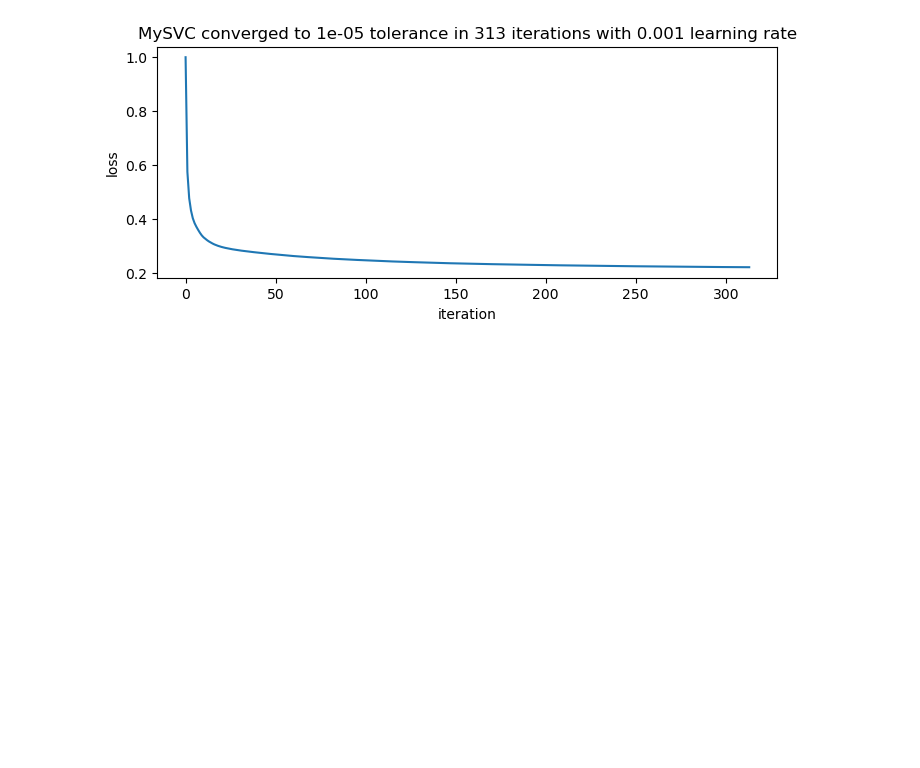
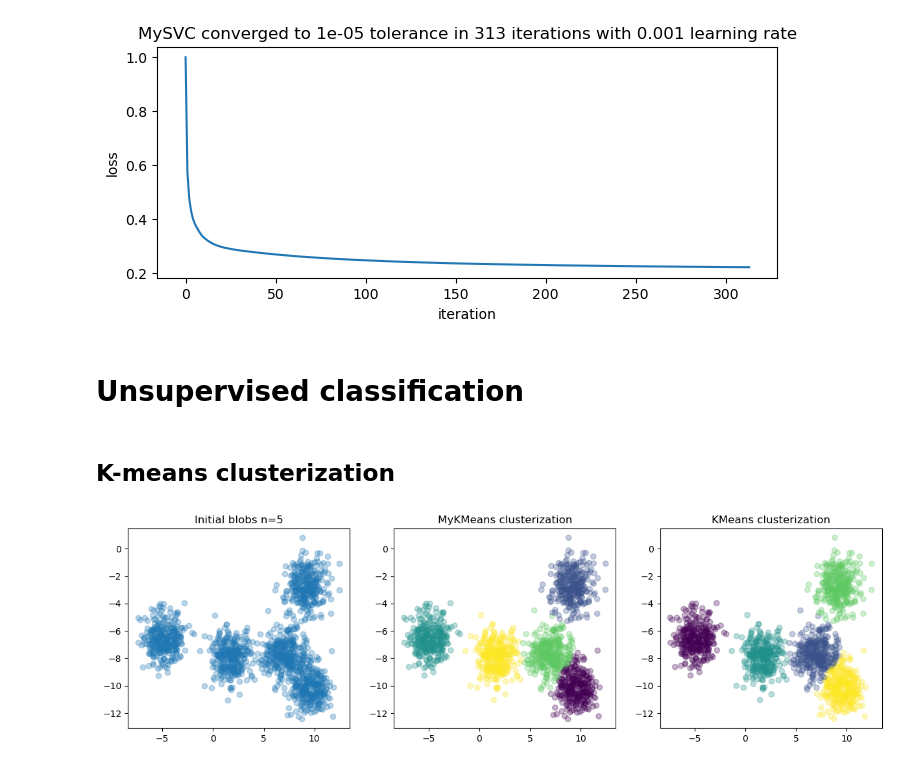
Before and after one commit to iliatarasov/machine-learning-algorithms-from-scratch, a Jupyter notebook: machine learning algorithms from scratch.ipynb, the cells around one changed output. Drawn from its saved outputs; the diff is of its cells as text; code cells hidden in the pictures; blank space fills up the shorter version.

Commit message:
add kmeans

```diff
--- a/machine learning algorithms from scratch.ipynb
+++ b/machine learning algorithms from scratch.ipynb
@@ -166,3 +166,33 @@ plt.ylabel('loss')
 plt.show()
 # %% [output]
 [figure]
+# %% [markdown]
+# Unsupervised classification
+# %% [markdown]
+## K-means clusterization
+# %%
+from sklearn.datasets import make_blobs
+from sklearn.cluster import KMeans
+from my_models.K_means import MyKMeans
+n_samples = 1500
+n_clusters = 5
+X, y = make_blobs(n_samples=n_samples, centers=n_clusters)
+
+my_km = MyKMeans(n_clusters=n_clusters)
+my_y_pred = my_km.fit_predict(X)
+
+km_sklearn = KMeans(n_clusters=n_clusters, n_init='auto')
+y_pred_sklearn = km_sklearn.fit_predict(X)
+# %%
+fig, ax = plt.subplots(1, 3, figsize=(15, 4))
+ax[0].scatter(X[:, 0], X[:, 1], alpha=0.3)
+ax[0].set_title(f'Initial blobs n={n_clusters}')
+
+ax[1].scatter(X[:, 0], X[:, 1], c=my_y_pred, alpha=0.3)
+ax[1].set_title(f'{my_km.__class__.__name__} clusterization')
+
+ax[2].scatter(X[:, 0], X[:, 1], c=y_pred_sklearn, alpha=0.3)
+ax[2].set_title(f'{km_sklearn.__class__.__name__} clusterization')
+plt.show()
+# %% [output]
+[figure, added]
```
Also changed, not shown: parts of 4 cells of this notebook, 1 other file.
